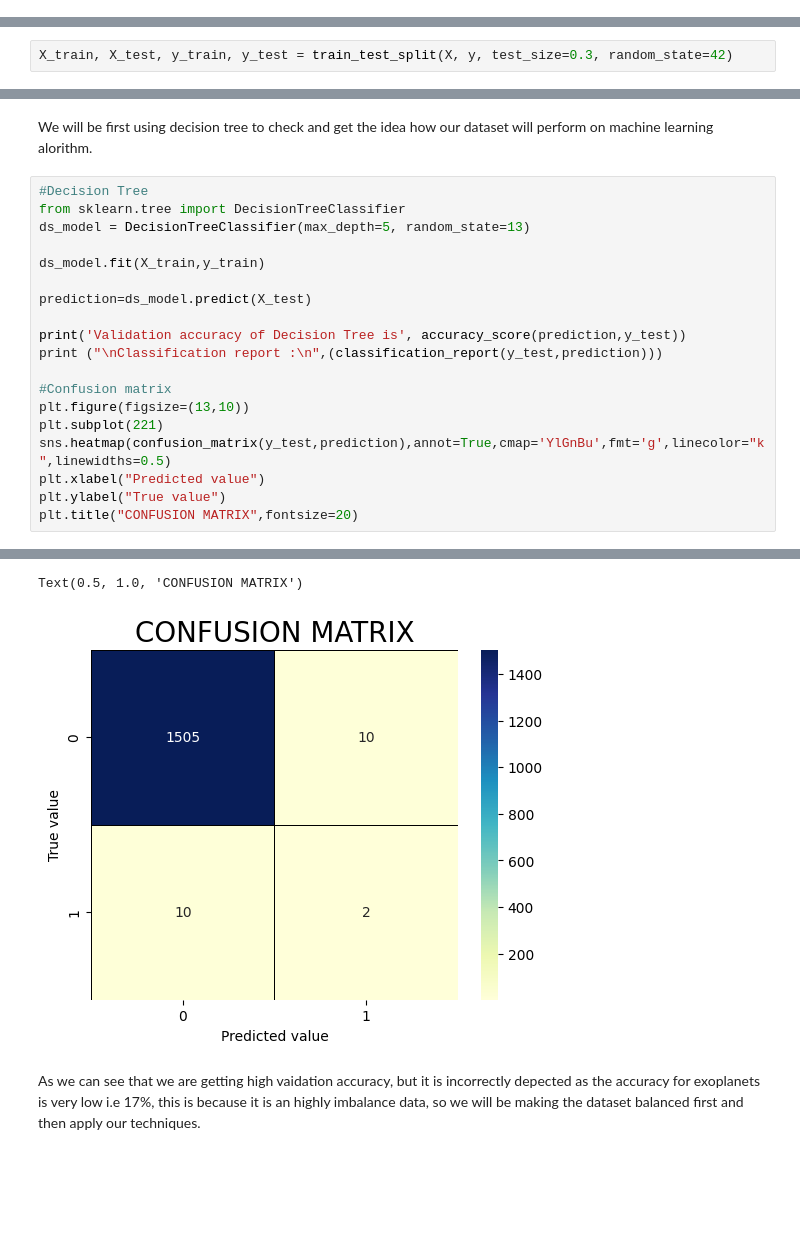
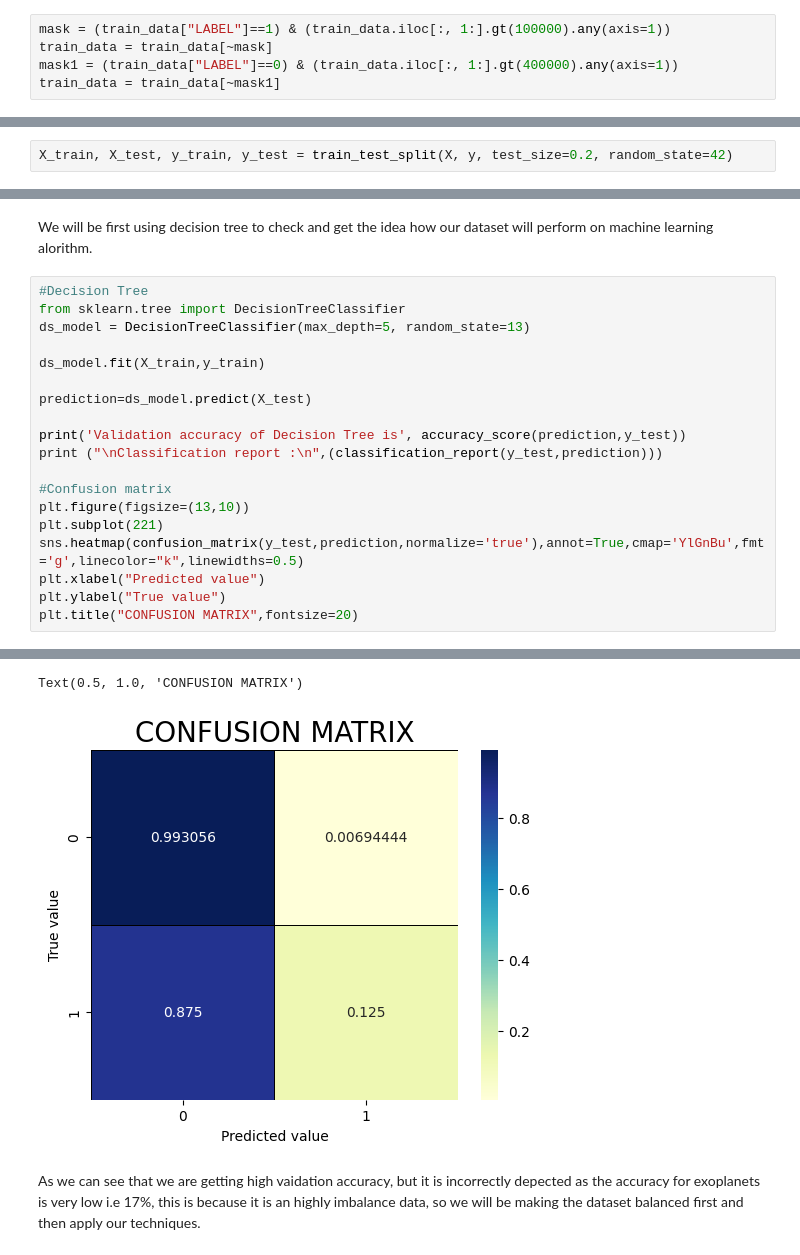
Before and after one commit to Shadan-Ahmad-git/Exoplanet-detection-ML-project, a Jupyter notebook: ExoplanetDetection_ML_project.ipynb, the cells around one changed output, grey strips where cells are left out. Drawn from its saved outputs; the diff is of its cells as text; blank space fills up the shorter version.

```diff
--- a/ExoplanetDetection_ML_project.ipynb
+++ b/ExoplanetDetection_ML_project.ipynb
@@ -151,0 +184,5 @@ plt.show()
+# %%
+mask = (train_data["LABEL"]==1) & (train_data.iloc[:, 1:].gt(100000).any(axis=1))
+train_data = train_data[~mask]
+mask1 = (train_data["LABEL"]==0) & (train_data.iloc[:, 1:].gt(400000).any(axis=1))
+train_data = train_data[~mask1]
@@ -155,7 +222,7 @@ Now we move on to  spliting our dataset and normalize it.
 X = train_data.drop(["LABEL"],axis=1)
 y = train_data["LABEL"]
 # %%
-X_train, X_test, y_train, y_test = train_test_split(X, y, test_size=0.3, random_state=42)
+X_train, X_test, y_train, y_test = train_test_split(X, y, test_size=0.2, random_state=42)
 # %% [markdown]
 The goal of normalization is to change the values of numeric columns in the dataset to a common scale, without distorting differences in the ranges of values.
 # %%
@@ -185,7 +252,7 @@ print ("\nClassification report :\n",(classification_report(y_test,prediction)))
 #Confusion matrix
 plt.figure(figsize=(13,10))
 plt.subplot(221)
-sns.heatmap(confusion_matrix(y_test,prediction),annot=True,cmap='YlGnBu',fmt='g',linecolor="k",linewidths=0.5)
+sns.heatmap(confusion_matrix(y_test,prediction,normalize='true'),annot=True,cmap='YlGnBu',fmt='g',linecolor="k",linewidths=0.5)
 plt.xlabel("Predicted value")
 plt.ylabel("True value")
 plt.title("CONFUSION MATRIX",fontsize=20)
@@ -204,5 +271,5 @@ weighted avg       0.99      0.99      0.99      1527
 Text(0.5, 1.0, 'CONFUSION MATRIX')
-[figure, old version]
+[figure, new version]
 # %% [markdown]
 As we can see that we are getting high vaidation accuracy, but it is incorrectly depected as the accuracy for exoplanets is very low i.e 17%, this is because it is an highly imbalance data, so we will be making the dataset balanced first and then apply our techniques.
 # %% [markdown]
```
Also changed, not shown: parts of 16 cells of this notebook.
